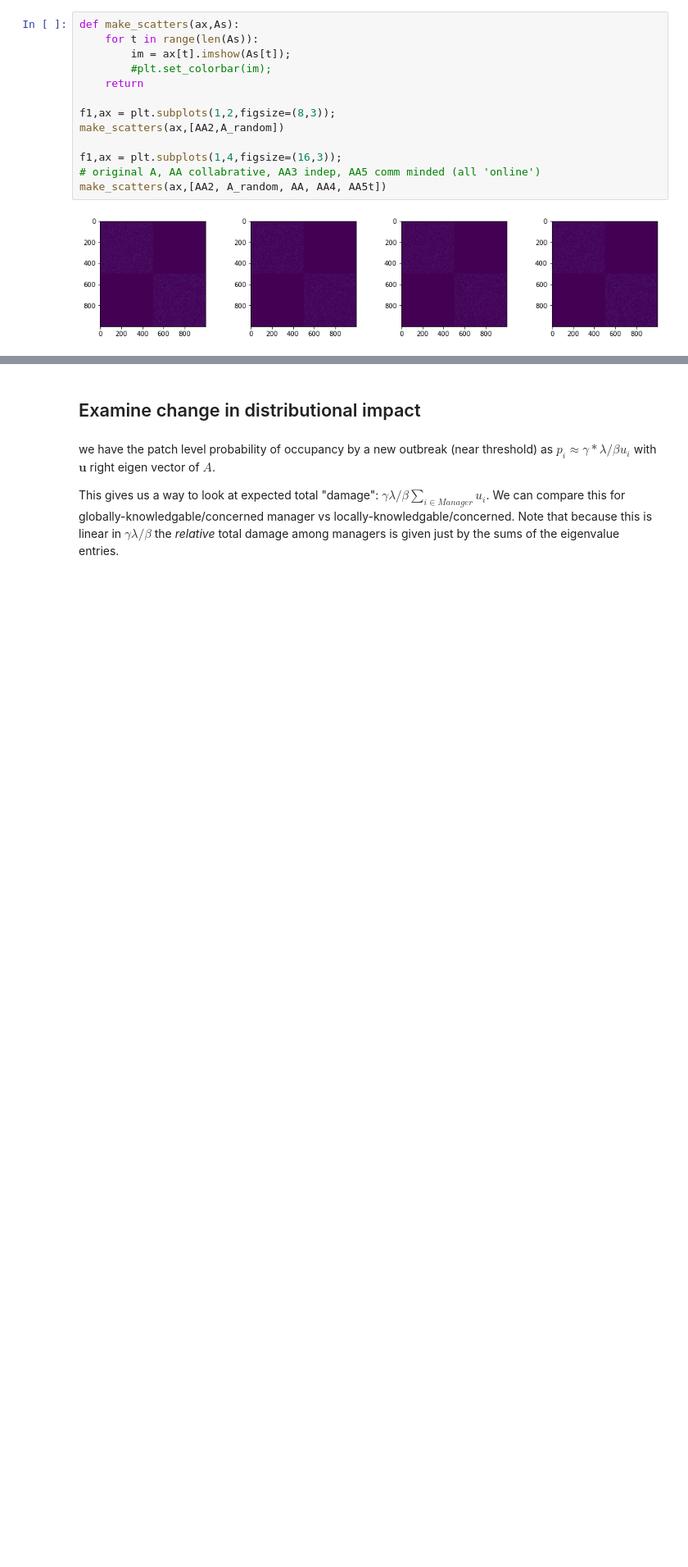
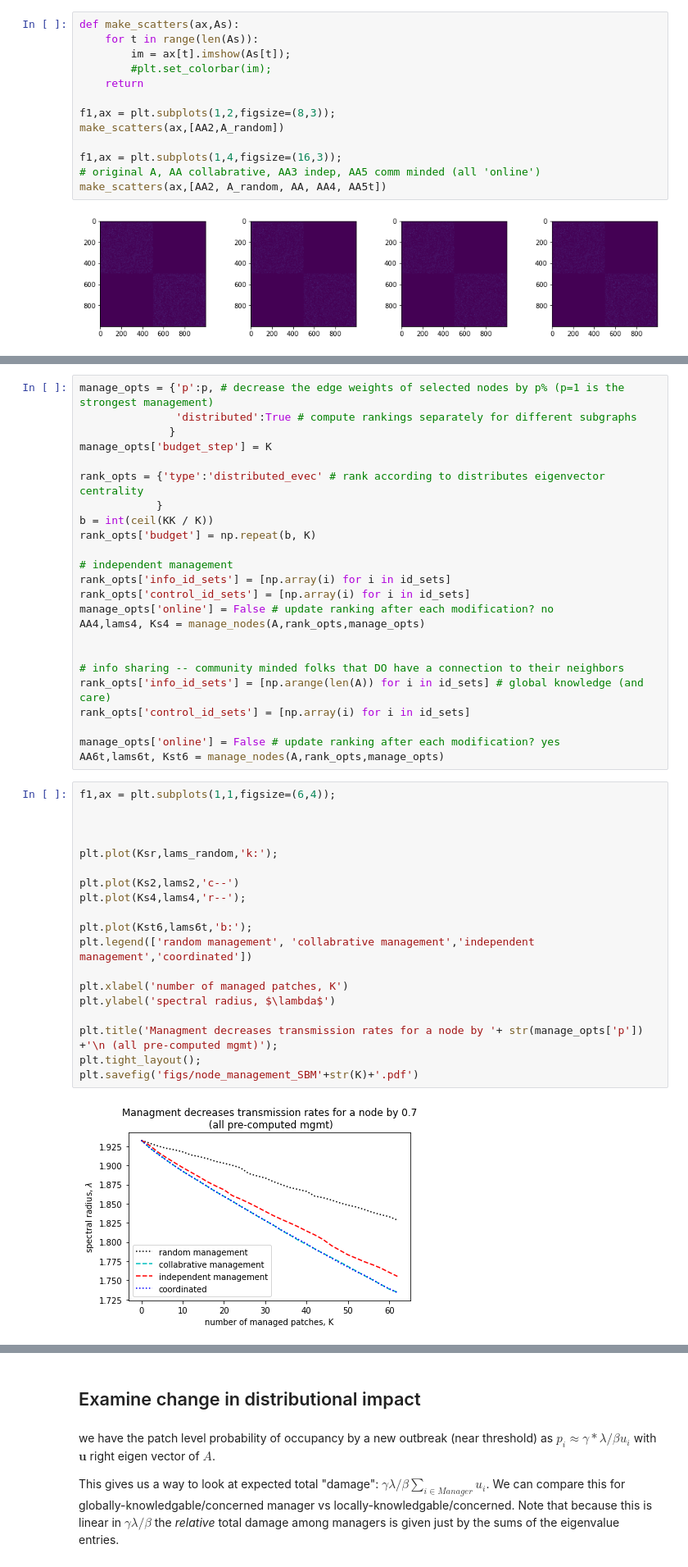
Before and after one commit to ashander/sesync, a Jupyter notebook: exp4_spectral_management_simple.ipynb, the cells around one changed output, grey strips where cells are left out. Shown at 82% size. Drawn from its saved outputs; the diff is of its cells as text; blank space fills up the shorter version.

```diff
--- a/exp4_spectral_management_simple.ipynb
+++ b/exp4_spectral_management_simple.ipynb
@@ -296,0 +351,45 @@ make_scatters(ax,[AA2, A_random, AA, AA4, AA5t])
+# %%
+manage_opts = {'p':p, # decrease the edge weights of selected nodes by p% (p=1 is the strongest management)
+               'distributed':True # compute rankings separately for different subgraphs
+              }
+manage_opts['budget_step'] = K
+
+rank_opts = {'type':'distributed_evec' # rank according to distributes eigenvector centrality
+            }
+b = int(ceil(KK / K))
+rank_opts['budget'] = np.repeat(b, K)
+
+# independent management
+rank_opts['info_id_sets'] = [np.array(i) for i in id_sets]
+rank_opts['control_id_sets'] = [np.array(i) for i in id_sets]
+manage_opts['online'] = False # update ranking after each modification? no
+AA4,lams4, Ks4 = manage_nodes(A,rank_opts,manage_opts)
+
+
+# info sharing -- community minded folks that DO have a connection to their neighbors
+rank_opts['info_id_sets'] = [np.arange(len(A)) for i in id_sets] # global knowledge (and care)
+rank_opts['control_id_sets'] = [np.array(i) for i in id_sets]
+
+manage_opts['online'] = False # update ranking after each modification? yes
+AA6t,lams6t, Kst6 = manage_nodes(A,rank_opts,manage_opts)
+# %%
+f1,ax = plt.subplots(1,1,figsize=(6,4));
+
+
+
+plt.plot(Ksr,lams_random,'k:');
+
+plt.plot(Ks2,lams2,'c--')
+plt.plot(Ks4,lams4,'r--');
+
+plt.plot(Kst6,lams6t,'b:');
+plt.legend(['random management', 'collabrative management','independent management','coordinated'])
+
+plt.xlabel('number of managed patches, K')
+plt.ylabel('spectral radius, $\lambda$')
+
+plt.title('Managment decreases transmission rates for a node by '+ str(manage_opts['p']) +'\n (all pre-computed mgmt)');
+plt.tight_layout();
+plt.savefig('figs/node_management_SBM'+str(K)+'.pdf')
+# %% [output]
+[figure, added]
```
Also changed, not shown: parts of 7 cells of this notebook.
